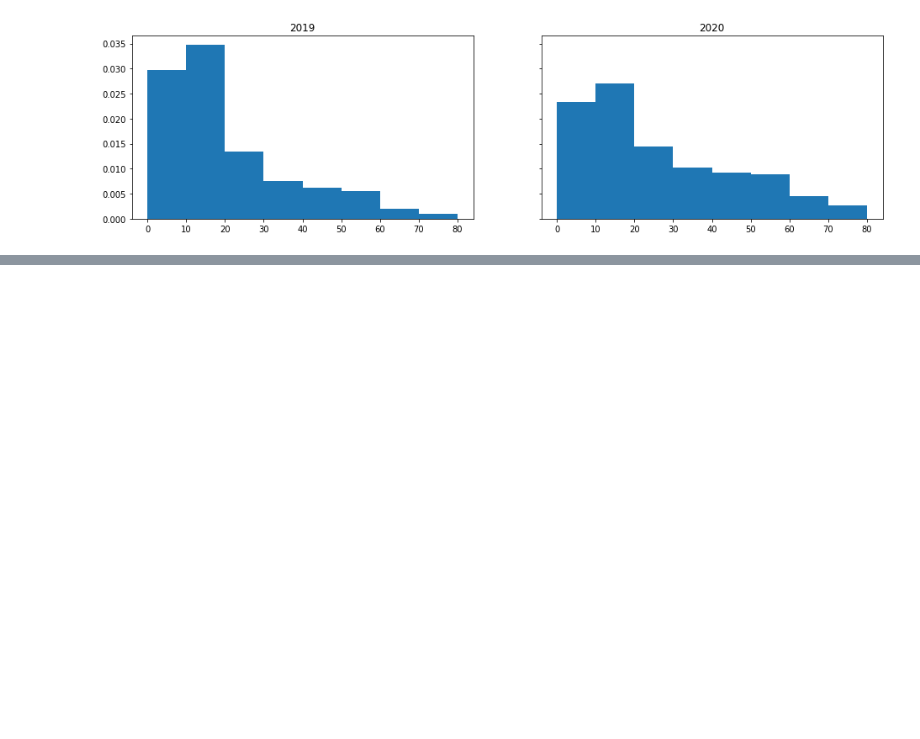
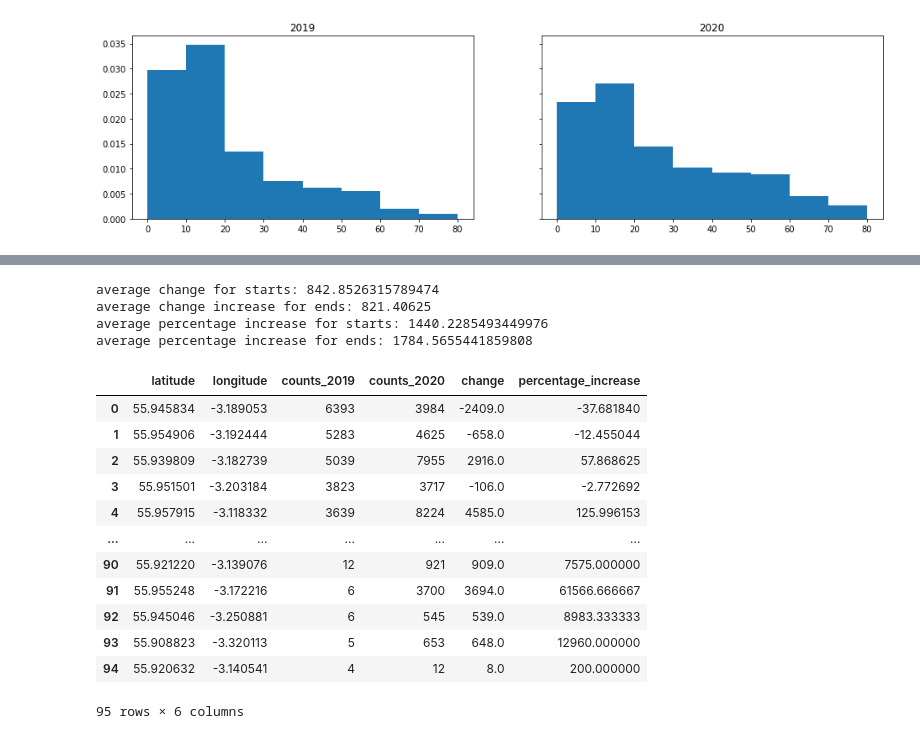
Before and after one commit to Inf2-FDS-2020-2021/final-project-apaj, a Jupyter notebook: exploring.ipynb, the cells around one changed output, grey strips where cells are left out. Saved outputs shown, nothing was run; the diff lists cells and outputs as text; code cells hidden in the pictures; blank space fills up the shorter version.

```diff
--- a/exploring.ipynb
+++ b/exploring.ipynb
@@ -284,0 +347,39 @@ plt.show()
+# %%
+# Look at the average increase per location as we need to take into account the general increase in bike usage
+# Then look at the percentage increase of the outer more scenic locations.
+
+starts = pd.merge(starts_2019, starts_2020, on=['latitude', 'longitude'])
+ends = pd.merge(ends_2019, ends_2020, on=['latitude', 'longitude'])
+starts.columns = ['latitude', 'longitude', 'counts_2019', 'counts_2020']
+ends.columns = ['latitude', 'longitude', 'counts_2019', 'counts_2020']
+
+starts['change'] = starts.apply(lambda x : x.counts_2020 - x.counts_2019, axis=1)
+ends['change'] = ends.apply(lambda x : x.counts_2020 - x.counts_2019, axis=1)
+
+starts['percentage_increase'] = starts.apply(lambda x : (x.change / x.counts_2019) * 100, axis=1)
+ends['percentage_increase'] = ends.apply(lambda x : (x.change / x.counts_2019) * 100, axis=1)
+
+print('average change for starts:', starts['change'].mean())
+print('average change increase for ends:', ends['change'].mean())
+print('average percentage increase for starts:', starts['percentage_increase'].mean())
+print('average percentage increase for ends:', ends['percentage_increase'].mean())
+starts
+# some low counts in 2019 completely ruin the average percentage increase...perhaps get rid of them?
+# %% [output]
+average change for starts: 842.8526315789474
+average change increase for ends: 821.40625
+average percentage increase for starts: 1440.2285493449976
+average percentage increase for ends: 1784.5655441859808
+|  | latitude | longitude | counts_2019 | counts_2020 | change | percentage_increase |
+| 0 | 55.945834 | -3.189053 | 6393 | 3984 | -2409.0 | -37.681840 |
+| 1 | 55.954906 | -3.192444 | 5283 | 4625 | -658.0 | -12.455044 |
+| 2 | 55.939809 | -3.182739 | 5039 | 7955 | 2916.0 | 57.868625 |
+| 3 | 55.951501 | -3.203184 | 3823 | 3717 | -106.0 | -2.772692 |
+| 4 | 55.957915 | -3.118332 | 3639 | 8224 | 4585.0 | 125.996153 |
+| ... | ... | ... | ... | ... | ... | ... |
+| 90 | 55.921220 | -3.139076 | 12 | 921 | 909.0 | 7575.000000 |
+| 91 | 55.955248 | -3.172216 | 6 | 3700 | 3694.0 | 61566.666667 |
+| 92 | 55.945046 | -3.250881 | 6 | 545 | 539.0 | 8983.333333 |
+| 93 | 55.908823 | -3.320113 | 5 | 653 | 648.0 | 12960.000000 |
+| 94 | 55.920632 | -3.140541 | 4 | 12 | 8.0 | 200.000000 |
+95 rows × 6 columns
```
Also changed, not shown: parts of 7 cells of this notebook.
